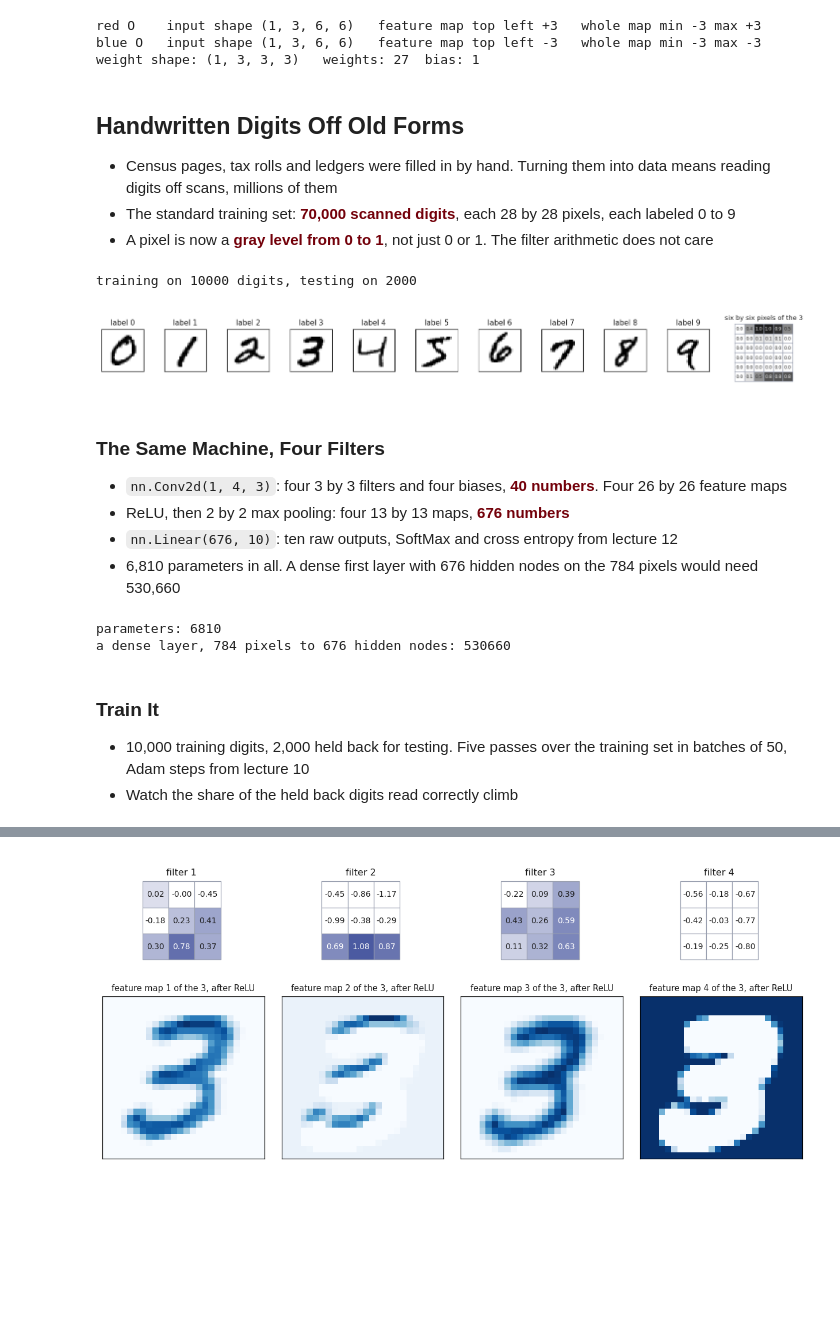
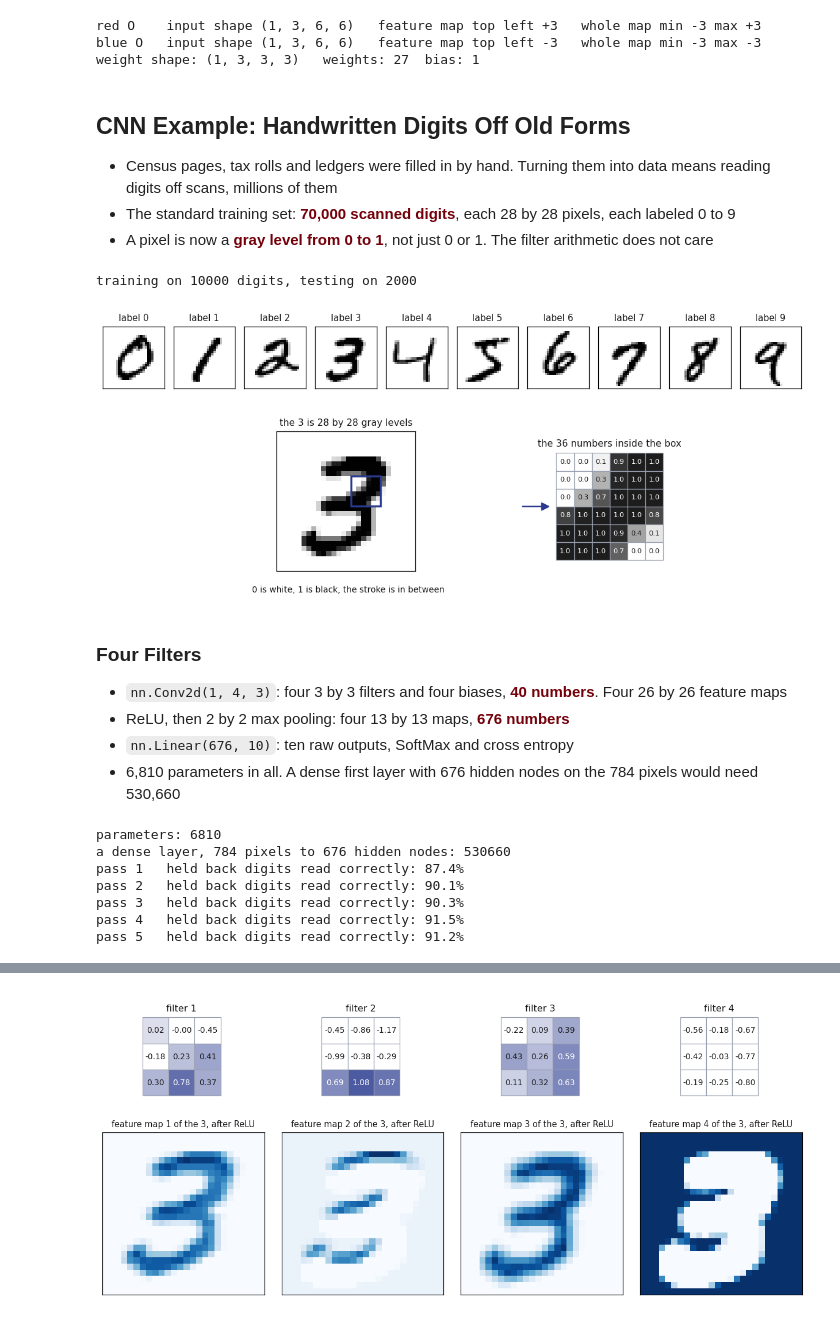
Before and after one commit to Applied-Econometric-Methods/ECON594-Causal-Machine-Learning, a Jupyter notebook: Lectures/13-Convolutional-Neural-Networks.ipynb, the cells around one changed output, grey strips where cells are left out. Drawn from its saved outputs; the diff is of its cells as text; code cells hidden in the pictures; blank space fills up the shorter version.

```diff
--- a/Lectures/13-Convolutional-Neural-Networks.ipynb
+++ b/Lectures/13-Convolutional-Neural-Networks.ipynb
@@ -905,0 +946,3 @@ note(ax, 8.1, -6.3, "3 + 0 + 0 = %g, then the bias" % total, fs=12.5, ha="center
+# %%
+fig, ax = frame((13.8, 4.8), (-0.3, 26.6), (-8.15, 1.0))
+_ = color_pipeline(ax, RED_O, CFILTER, cell=0.5)
@@ -1011,7 +1024,7 @@ red O    input shape (1, 3, 6, 6)   feature map top left +3   whole map min -3 m
 blue O   input shape (1, 3, 6, 6)   feature map top left -3   whole map min -3 max -3
 weight shape: (1, 3, 3, 3)   weights: 27  bias: 1
 # %% [markdown]
-## Handwritten Digits Off Old Forms
+## CNN Example: Handwritten Digits Off Old Forms
 
 - Census pages, tax rolls and ledgers were filled in by hand. Turning them into data means reading digits off scans, millions of them
 - The standard training set: <b style="color:#73000A;">70,000 scanned digits</b>, each 28 by 28 pixels, each labeled 0 to 9
@@ -1019,40 +1032,50 @@ weight shape: (1, 3, 3, 3)   weights: 27  bias: 1
 # %%
 import gzip, shutil, pathlib
 from torchvision import datasets
 for packed in pathlib.Path("data/MNIST/raw").glob("*.gz"):   # the repo ships the packed files
     if not packed.with_suffix("").exists():
         with gzip.open(packed) as src, open(packed.with_suffix(""), "wb") as dst:
             shutil.copyfileobj(src, dst)
 train_set = datasets.MNIST("data", train=True, download=False)
 test_set = datasets.MNIST("data", train=False, download=False)
 Xtr = train_set.data[:10000].unsqueeze(1).float() / 255.0     # (10000, 1, 28, 28)
 ytr = train_set.targets[:10000]
 Xte = test_set.data[:2000].unsqueeze(1).float() / 255.0
 yte = test_set.targets[:2000]
-fig, axes = plt.subplots(1, 11, figsize=(13.4, 2.4), dpi=110, gridspec_kw={"width_ratios": [1] * 10 + [1.6]})
+fig = plt.figure(figsize=(13.4, 4.9), dpi=110)
 fig.patch.set_facecolor("white")
-for d, ax in enumerate(axes[:10]):
+gs = fig.add_gridspec(2, 10, height_ratios=[1.0, 1.7], hspace=0.3, wspace=0.15)
+for d in range(10):
+    ax = fig.add_subplot(gs[0, d])
     k = int((ytr == d).nonzero()[0])
     ax.imshow(Xtr[k, 0], cmap="gray_r", vmin=0, vmax=1)
     ax.set_xticks([]); ax.set_yticks([])
     ax.set_title("label %d" % d, fontsize=9.5, color=chh.INK)
+# the 3 again, larger, with a 6 by 6 box drawn on it, and the numbers inside that box
 k = int((ytr == 3).nonzero()[0])
-ax = axes[10]
+r0, c0 = 9, 15
+ax = fig.add_subplot(gs[1, 2:5])
+ax.imshow(Xtr[k, 0], cmap="gray_r", vmin=0, vmax=1)
+ax.add_patch(plt.Rectangle((c0 - 0.5, r0 - 0.5), 6, 6, fill=False, edgecolor=chh.MADRID, lw=2.2))
+ax.set_xticks([]); ax.set_yticks([])
+ax.set_title("the 3 is 28 by 28 gray levels", fontsize=10, color=chh.INK)
+ax.text(14, 30.5, "0 is white, 1 is black, the stroke is in between", ha="center", va="top", fontsize=9, color=chh.INK)
+ax = fig.add_subplot(gs[1, 5:9])
 ax.set_facecolor("white"); ax.axis("off"); ax.set_aspect("equal")
-ax.set_xlim(-0.2, 2.6); ax.set_ylim(-2.7, 0.5)
-grid(ax, Xtr[k, 0, 8:14, 8:14].numpy(), 0.0, 0.0, 0.4, kind="pixels", fs=6, fmt="%.1f", shade="#1A1A1A",
-     title="six by six pixels of the 3", title_fs=8.5)
-fig.tight_layout()
+ax.set_xlim(-1.1, 3.2); ax.set_ylim(-3.3, 0.6)
+grid(ax, Xtr[k, 0, r0:r0 + 6, c0:c0 + 6].numpy(), 0.0, 0.0, 0.5, kind="pixels", fs=7.5, fmt="%.1f",
+     shade="#1A1A1A", title="the 36 numbers inside the box", title_fs=10)
+arrow(ax, (-1.0, -1.5), (-0.12, -1.5), color=chh.MADRID, lw=1.6)
 print("training on", len(Xtr), "digits, testing on", len(Xte))
 # %% [output]
 training on 10000 digits, testing on 2000
-[figure, old version]
+[figure, new version]
 # %% [markdown]
-### The Same Machine, Four Filters
+### Four Filters
 
 - `nn.Conv2d(1, 4, 3)`: four 3 by 3 filters and four biases, <b style="color:#73000A;">40 numbers</b>. Four 26 by 26 feature maps
 - ReLU, then 2 by 2 max pooling: four 13 by 13 maps, <b style="color:#73000A;">676 numbers</b>
-- `nn.Linear(676, 10)`: ten raw outputs, SoftMax and cross entropy from lecture 12
+- `nn.Linear(676, 10)`: ten raw outputs, SoftMax and cross entropy
 - 6,810 parameters in all. A dense first layer with 676 hidden nodes on the 784 pixels would need 530,660
 # %%
 class DigitCNN(nn.Module):
@@ -1069,11 +1092,27 @@ class DigitCNN(nn.Module):
 digits = DigitCNN()
 print("parameters:", sum(p.numel() for p in digits.parameters()))
 print("a dense layer, 784 pixels to 676 hidden nodes:", 784 * 676 + 676)
+
+# train it: five passes over the 10,000 digits, fifty at a time
+torch.manual_seed(0)
+digits = DigitCNN()
+opt = torch.optim.Adam(digits.parameters(), lr=0.003)
+for epoch in range(5):
+    order = torch.randperm(len(Xtr))
+    for b in range(0, len(Xtr), 50):
+        idx = order[b:b + 50]
+        opt.zero_grad()
+        loss = F.cross_entropy(digits(Xtr[idx]), ytr[idx])
+        loss.backward()
+        opt.step()
+    with torch.no_grad():
+        pred = digits(Xte).argmax(dim=1)
+    print("pass %d   held back digits read correctly: %.1f%%" % (epoch + 1, 100 * (pred == yte).float().mean()))
 # %% [output]
 parameters: 6810
 a dense layer, 784 pixels to 676 hidden nodes: 530660
+pass 1   held back digits read correctly: 87.4%
+pass 2   held back digits read correctly: 90.1%
+pass 3   held back digits read correctly: 90.3%
+pass 4   held back digits read correctly: 91.5%
+pass 5   held back digits read correctly: 91.2%
-# %% [markdown]
-### Train It
-
-- 10,000 training digits, 2,000 held back for testing. Five passes over the training set in batches of 50, Adam steps from lecture 10
-- Watch the share of the held back digits read correctly climb
```
Also changed, not shown: parts of 51 cells of this notebook.
